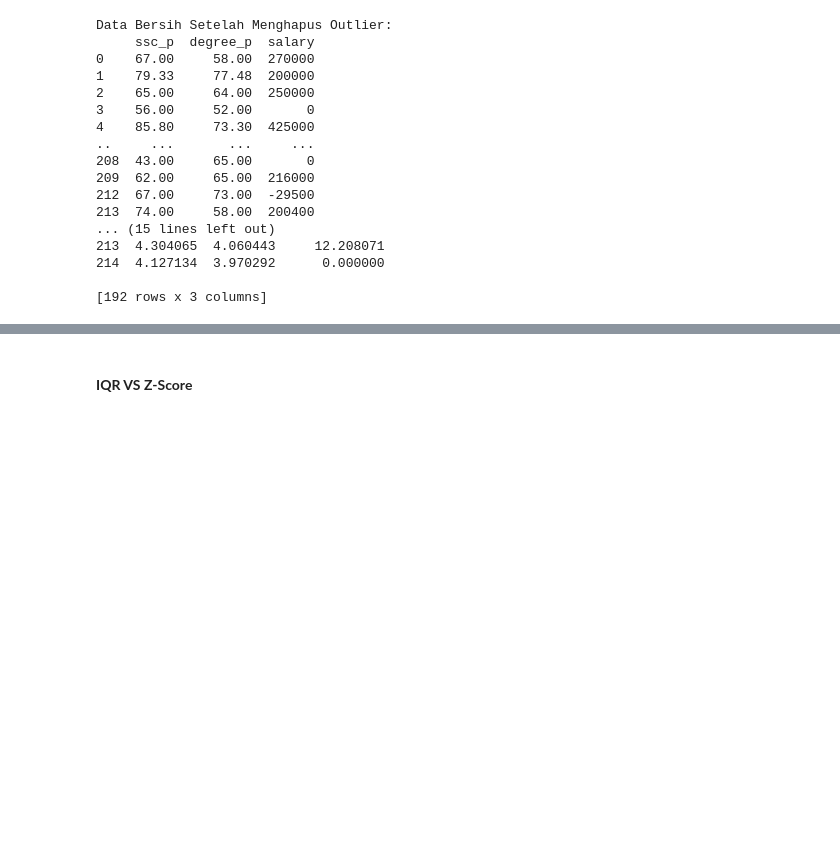
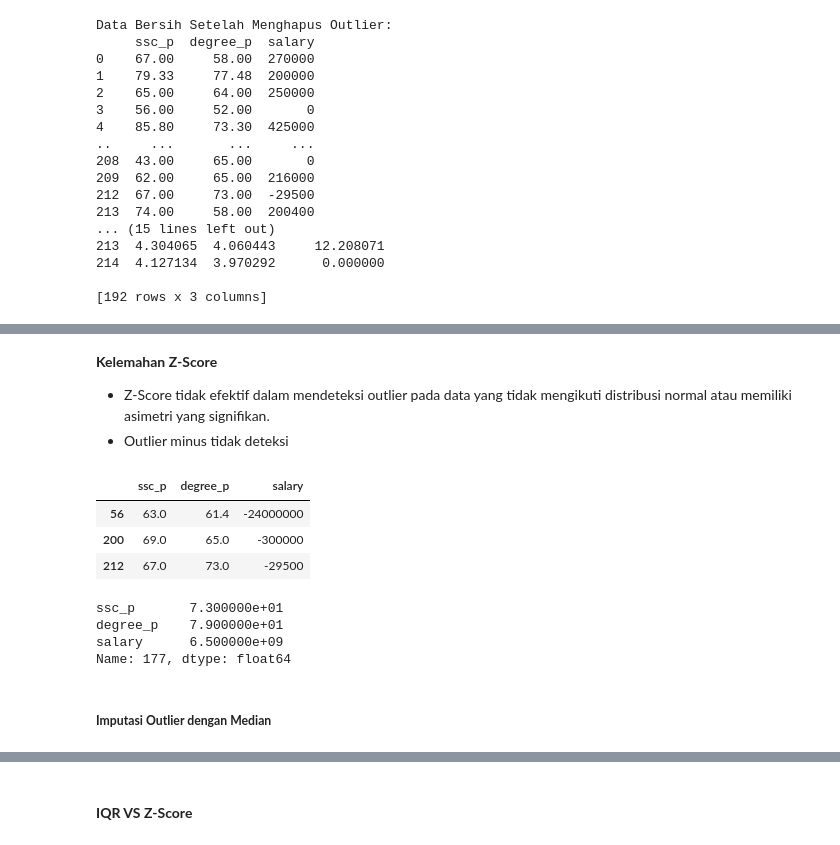
Before and after one commit to whisnumurtyga/coder-data-engineering, a Jupyter notebook: Pertemuan 9 - Outlier & Data Enriching/outlier.ipynb, the cells around one changed output, grey strips where cells are left out. Drawn from its saved outputs; the diff is of its cells as text; code cells hidden in the pictures; blank space fills up the shorter version.

```diff
--- a/Pertemuan 9 - Outlier & Data Enriching/outlier.ipynb
+++ b/Pertemuan 9 - Outlier & Data Enriching/outlier.ipynb
@@ -288,0 +338,20 @@ Data Bersih Setelah Menghapus Outlier:
+# %% [markdown]
+**Kelemahan Z-Score**
+- Z-Score tidak efektif dalam mendeteksi outlier pada data yang tidak mengikuti distribusi normal atau memiliki asimetri yang signifikan.
+- Outlier minus tidak deteksi
+# %%
+df_alt[df_alt['salary'] < 0 ]
+# %% [output]
+|  | ssc_p | degree_p | salary |
+| 56 | 63.0 | 61.4 | -24000000 |
+| 200 | 69.0 | 65.0 | -300000 |
+| 212 | 67.0 | 73.0 | -29500 |
+# %%
+df_alt.iloc[177]
+# %% [output]
+ssc_p       7.300000e+01
+degree_p    7.900000e+01
+salary      6.500000e+09
+Name: 177, dtype: float64
+# %% [markdown]
+##### **Imputasi Outlier dengan Median**
```
Also changed, not shown: parts of 13 cells of this notebook, 1 other file.
